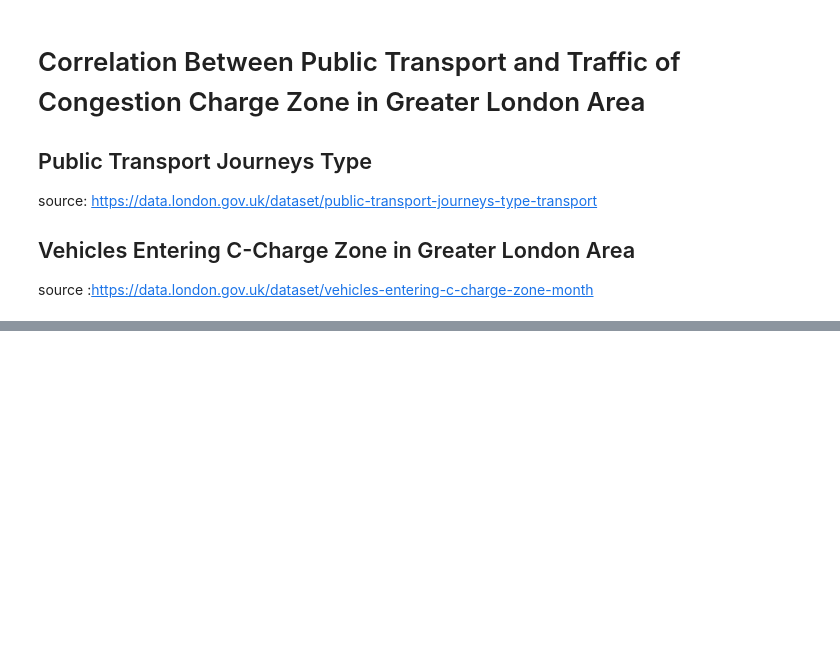
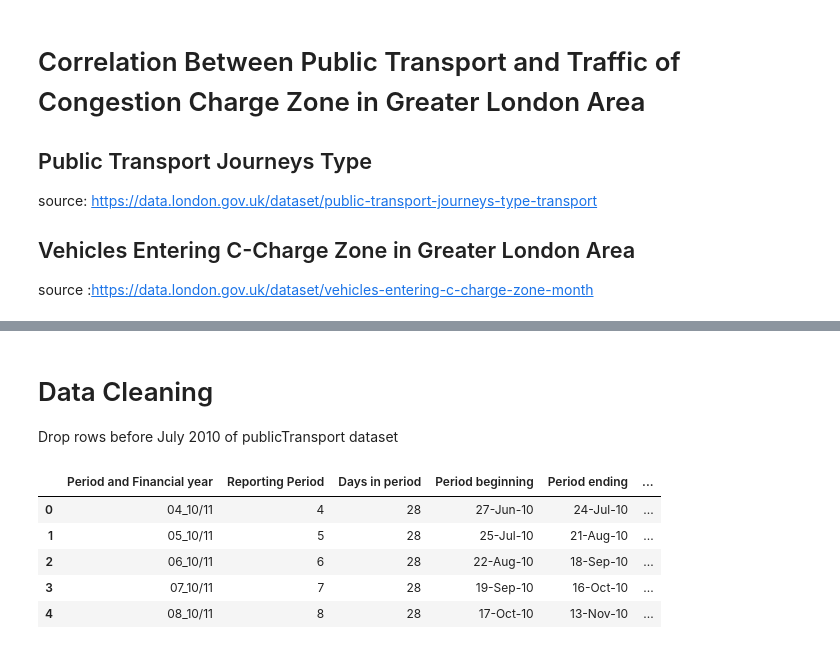
Before and after one commit to adhl-0216/MTU-Data-Analytics-Final-CA, a Jupyter notebook: London Public Transport Analysis.ipynb, the cells around one changed output, grey strips where cells are left out. Cells and saved outputs as stored; diff of their text form; code cells hidden in the pictures; blank space fills up the shorter version.

```diff
--- a/London Public Transport Analysis.ipynb
+++ b/London Public Transport Analysis.ipynb
@@ -37,0 +52,15 @@ Replaced all NaN values with 0.0
+# %% [markdown]
+# Data Cleaning
+
+Drop rows before July 2010 of publicTransport dataset
+# %%
+publicTransport_clean = publicTransport.drop([0,1,2])
+publicTransport_clean = publicTransport_clean.reset_index().drop(columns=['index'])
+publicTransport_clean.head()
+# %% [output]
+|  | Period and Financial year | Reporting Period | Days in period | Period beginning | Period ending | ... |
+| 0 | 04_10/11 | 4 | 28 | 27-Jun-10 | 24-Jul-10 | ... |
+| 1 | 05_10/11 | 5 | 28 | 25-Jul-10 | 21-Aug-10 | ... |
+| 2 | 06_10/11 | 6 | 28 | 22-Aug-10 | 18-Sep-10 | ... |
+| 3 | 07_10/11 | 7 | 28 | 19-Sep-10 | 16-Oct-10 | ... |
+| 4 | 08_10/11 | 8 | 28 | 17-Oct-10 | 13-Nov-10 | ... |
```
Also changed, not shown: parts of 10 cells of this notebook.
